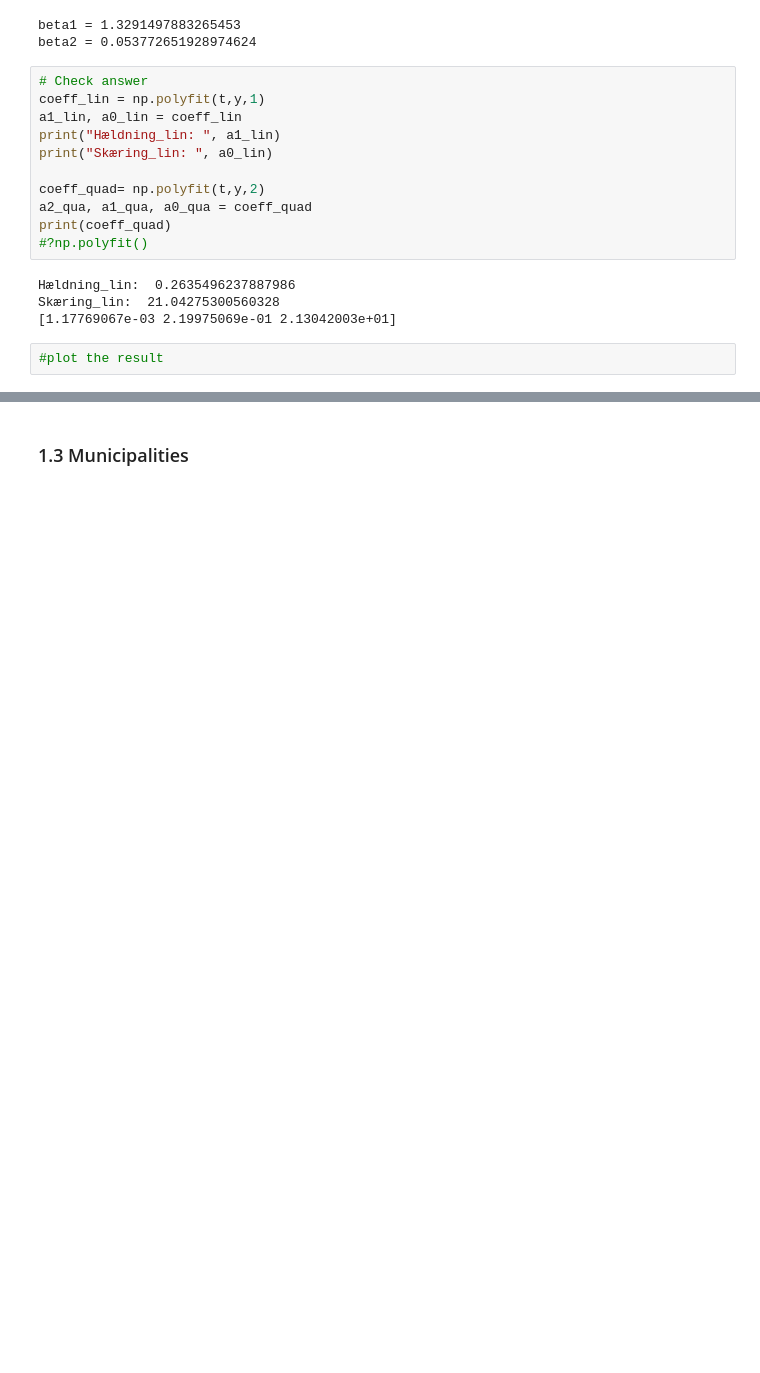
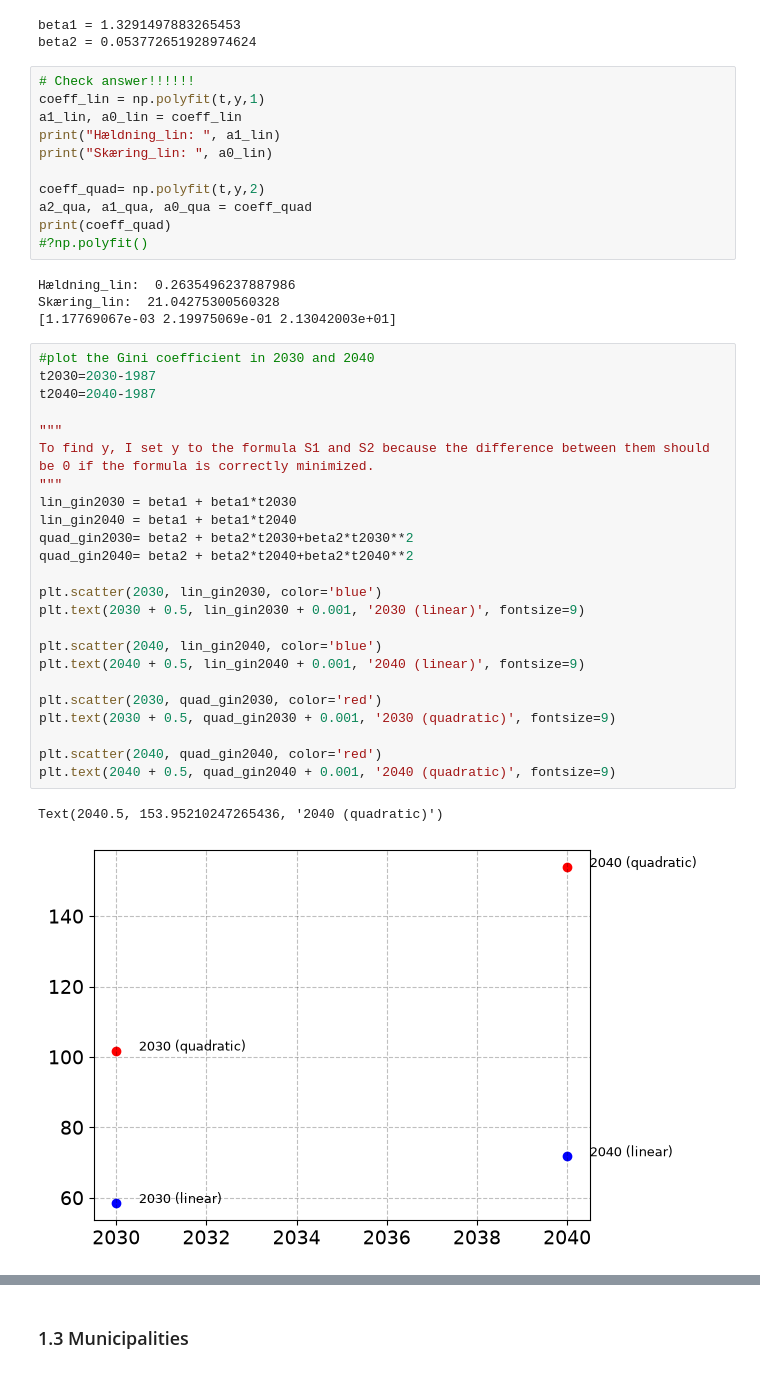
Before and after one commit to mnielsenkaplan-byte/ProgEcon4, a Jupyter notebook: Data Project.ipynb, the cells around one changed output, grey strips where cells are left out. Cells and saved outputs as stored; diff of their text form; blank space fills up the shorter version.

```diff
--- a/Data Project.ipynb
+++ b/Data Project.ipynb
@@ -177,7 +177,7 @@ print("beta2 = " + str(beta2))
 beta1 = 1.3291497883265453
 beta2 = 0.053772651928974624
 # %%
-# Check answer
+# Check answer!!!!!!
 coeff_lin = np.polyfit(t,y,1)
 a1_lin, a0_lin = coeff_lin
 print("Hældning_lin: ", a1_lin)
@@ -192,4 +192,29 @@ Hældning_lin:  0.2635496237887986
 Skæring_lin:  21.04275300560328
 [1.17769067e-03 2.19975069e-01 2.13042003e+01]
 # %%
-#plot the result
+#plot the Gini coefficient in 2030 and 2040
+t2030=2030-1987
+t2040=2040-1987
+
+"""
+To find y, I set y to the formula S1 and S2 because the difference between them should be 0 if the formula is correctly minimized.
+"""
+lin_gin2030 = beta1 + beta1*t2030
+lin_gin2040 = beta1 + beta1*t2040
+quad_gin2030= beta2 + beta2*t2030+beta2*t2030**2
+quad_gin2040= beta2 + beta2*t2040+beta2*t2040**2
+
+plt.scatter(2030, lin_gin2030, color='blue')
+plt.text(2030 + 0.5, lin_gin2030 + 0.001, '2030 (linear)', fontsize=9)
+
+plt.scatter(2040, lin_gin2040, color='blue')
+plt.text(2040 + 0.5, lin_gin2040 + 0.001, '2040 (linear)', fontsize=9)
+
+plt.scatter(2030, quad_gin2030, color='red')
+plt.text(2030 + 0.5, quad_gin2030 + 0.001, '2030 (quadratic)', fontsize=9)
+
+plt.scatter(2040, quad_gin2040, color='red')
+plt.text(2040 + 0.5, quad_gin2040 + 0.001, '2040 (quadratic)', fontsize=9)
+# %% [output]
+Text(2040.5, 153.95210247265436, '2040 (quadratic)')
+[figure, added]
```
Also changed, not shown: parts of 1 cell of this notebook.
